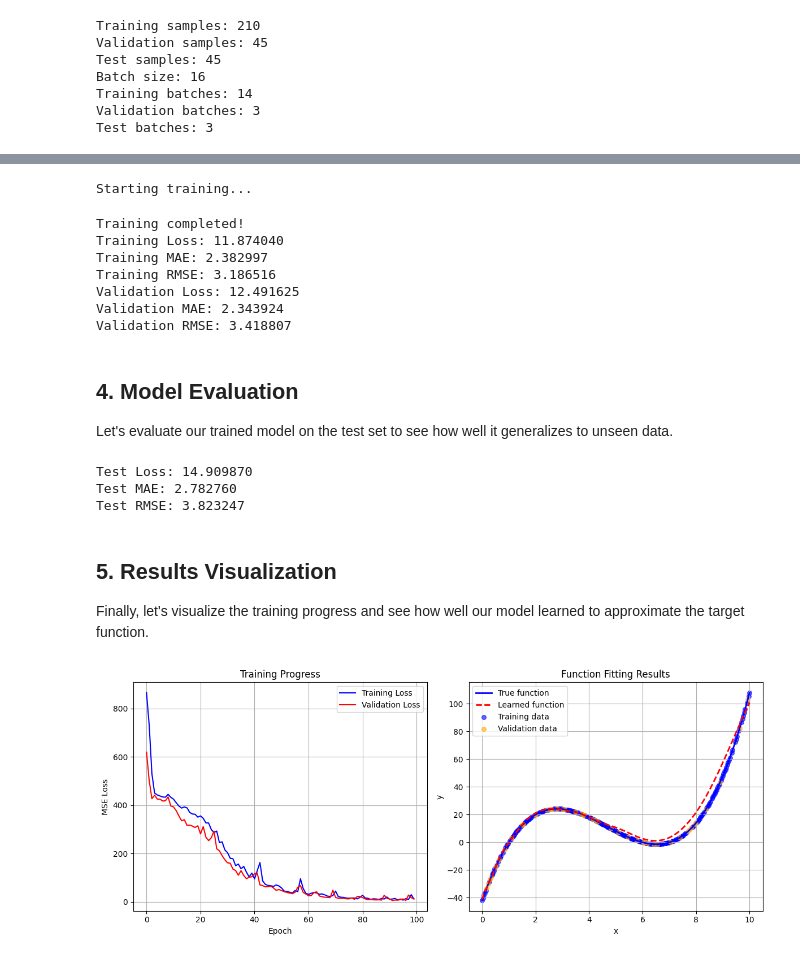
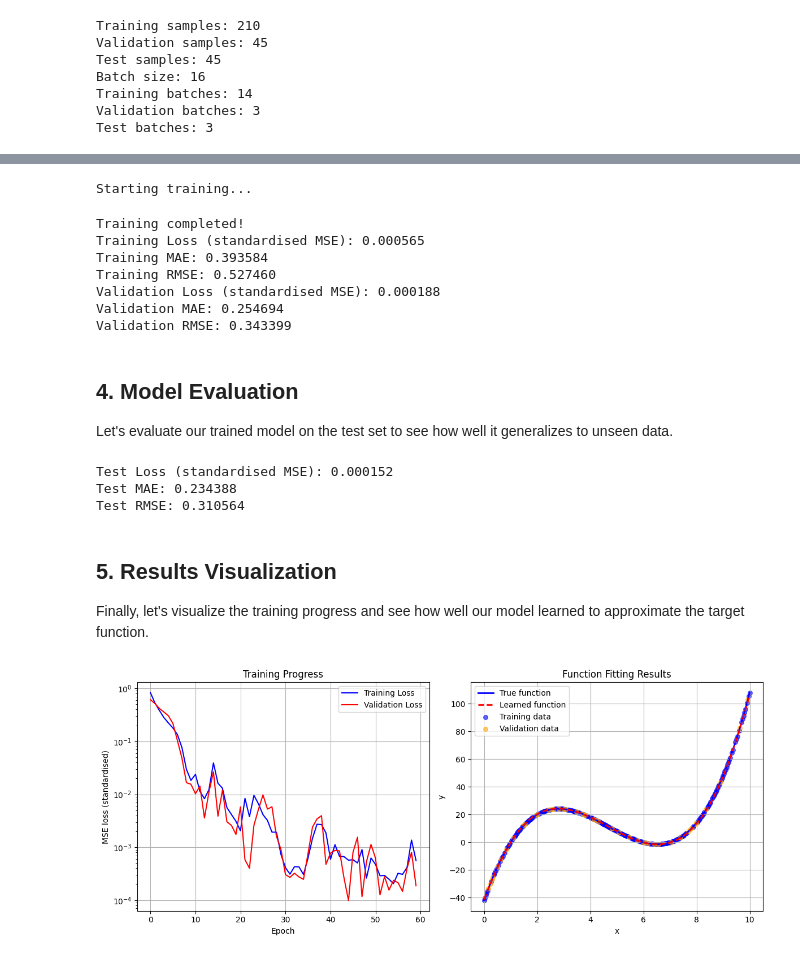
Before and after one commit to michalszc/torch-batteries, a Jupyter notebook: notebooks/function_fitting.ipynb, the cells around one changed output, grey strips where cells are left out. Drawn from its saved outputs; the diff is of its cells as text; code cells hidden in the pictures.

```diff
--- a/notebooks/function_fitting.ipynb
+++ b/notebooks/function_fitting.ipynb
@@ -197,17 +219,17 @@ Now, let's see example with Mean Absolute Error (MAE) and Root Mean Squared Erro
 # %%
 # Define metric functions (they take pred and target as arguments)
 def mae_metric(pred, target):
-    """Calculate Mean Absolute Error."""
-    return F.l1_loss(pred, target)
+    """Calculate Mean Absolute Error in the original units of y."""
+    return F.l1_loss(unscale_y(pred), unscale_y(target))
 
 
 def rmse_metric(pred, target):
-    """Calculate Root Mean Squared Error."""
-    return torch.sqrt(F.mse_loss(pred, target))
+    """Calculate Root Mean Squared Error in the original units of y."""
+    return torch.sqrt(F.mse_loss(unscale_y(pred), unscale_y(target)))
 
 
 model = MLPModel(input_dim=1, hidden_dim=64, output_dim=1)
-optimizer = torch.optim.Adam(model.parameters(), lr=0.001)
+optimizer = torch.optim.Adam(model.parameters(), lr=3e-3)
 
 battery = Battery(
     model,
@@ -218,32 +240,33 @@ battery = Battery(
     },
 )
 
+EPOCHS = 60
 print("Starting training...")
 fit_results = battery.fit(
-    train_loader=train_loader, val_loader=val_loader, epochs=100
+    train_loader=train_loader, val_loader=val_loader, epochs=EPOCHS
 )
 # %% [output]
 Starting training...
 Training completed!
-Training Loss: 11.874040
-Training MAE: 2.382997
-Training RMSE: 3.186516
-Validation Loss: 12.491625
-Validation MAE: 2.343924
-Validation RMSE: 3.418807
+Training Loss (standardised MSE): 0.000565
+Training MAE: 0.393584
+Training RMSE: 0.527460
+Validation Loss (standardised MSE): 0.000188
+Validation MAE: 0.254694
+Validation RMSE: 0.343399
 # %% [markdown]
 ## 4. Model Evaluation
 
 Let's evaluate our trained model on the test set to see how well it generalizes to unseen data.
 # %%
 test_results = battery.test(test_loader)
-print(f"Test Loss: {test_results['test_loss']:.6f}")
+print(f"Test Loss (standardised MSE): {test_results['test_loss']:.6f}")
 print(f"Test MAE: {test_results['test_metrics']['mae']:.6f}")
 print(f"Test RMSE: {test_results['test_metrics']['rmse']:.6f}")
 # %% [output]
-Test Loss: 14.909870
-Test MAE: 2.782760
-Test RMSE: 3.823247
+Test Loss (standardised MSE): 0.000152
+Test MAE: 0.234388
+Test RMSE: 0.310564
 # %% [markdown]
 ## 5. Results Visualization
 
@@ -258,34 +281,35 @@ plt.subplot(1, 2, 1)
 plt.plot(fit_results["train_loss"], "b-", label="Training Loss")
 plt.plot(fit_results["val_loss"], "r-", label="Validation Loss")
 plt.xlabel("Epoch")
-plt.ylabel("MSE Loss")
+plt.ylabel("MSE loss (standardised)")
 plt.title("Training Progress")
 plt.legend()
+plt.yscale("log")
 plt.grid()
 
 predictions = battery.predict(pred_full_loader)["predictions"]
 
 # Concatenate predictions
-y_pred = torch.cat(predictions, dim=0).cpu().numpy()
+y_pred = unscale_y(torch.cat(predictions, dim=0).cpu()).numpy()
 x_np = x_tensor.cpu().numpy()
 
 # Plot actual vs predicted function
 plt.subplot(1, 2, 2)
 plt.plot(x_np, y, "b-", label="True function", linewidth=2)
 plt.plot(x_np, y_pred, "r--", label="Learned function", linewidth=2)
 plt.scatter(
     x_train.numpy(), y_train.numpy(), alpha=0.6, s=30, c="blue", label="Training data"
 )
 plt.scatter(
     x_val.numpy(), y_val.numpy(), alpha=0.6, s=30, c="orange", label="Validation data"
 )
 plt.xlabel("x")
 plt.ylabel("y")
 plt.title("Function Fitting Results")
 plt.legend()
 plt.grid()
 
 plt.tight_layout()
 plt.show()
 # %% [output]
-[figure, old version]
+[figure, new version]
```
Also changed, not shown: parts of 7 cells of this notebook.
